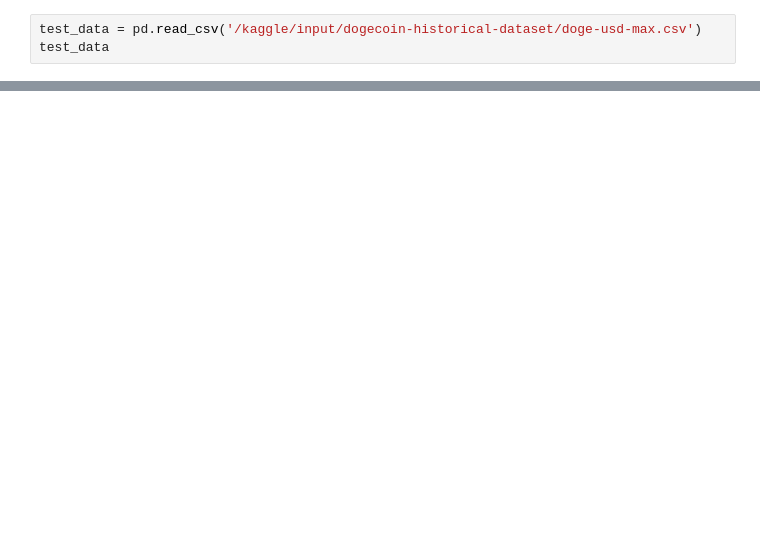
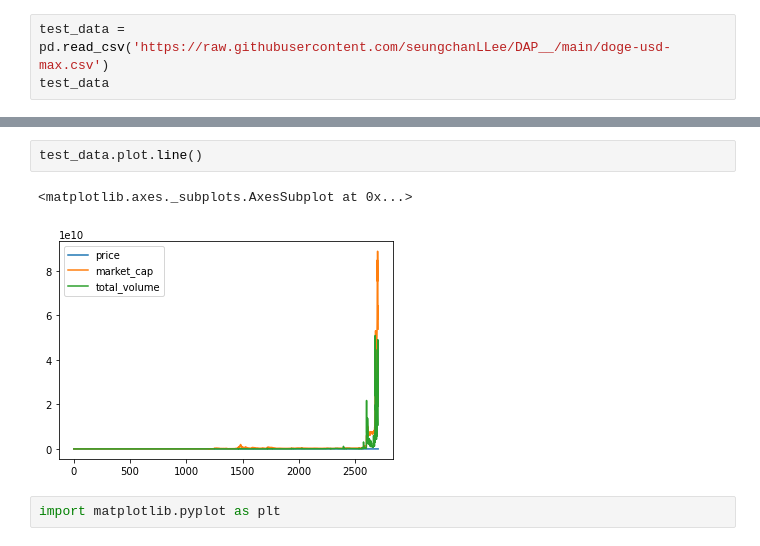
Before and after one commit to seungchanLLee/DAP__, a Jupyter notebook: DB_Project.ipynb, the cells around one changed output, grey strips where cells are left out. Cells and saved outputs as stored; diff of their text form; blank space fills up the shorter version.

```diff
--- a/DB_Project.ipynb
+++ b/DB_Project.ipynb
@@ -14,4 +15,4 @@ for dirname, _, filenames in os.walk('/kaggle/input'):
 # %%
-test_data = pd.read_csv('/kaggle/input/dogecoin-historical-dataset/doge-usd-max.csv')
+test_data = pd.read_csv('https://raw.githubusercontent.com/seungchanLLee/DAP__/main/doge-usd-max.csv')
 test_data
 # %% [output]
@@ -18,0 +32,7 @@ FileNotFoundError: ignored
+# %%
+test_data.plot.line()
+# %% [output]
+<matplotlib.axes._subplots.AxesSubplot at 0x...>
+[figure, added]
+# %%
+import matplotlib.pyplot as plt
```
Also changed, not shown: parts of 6 cells of this notebook.
